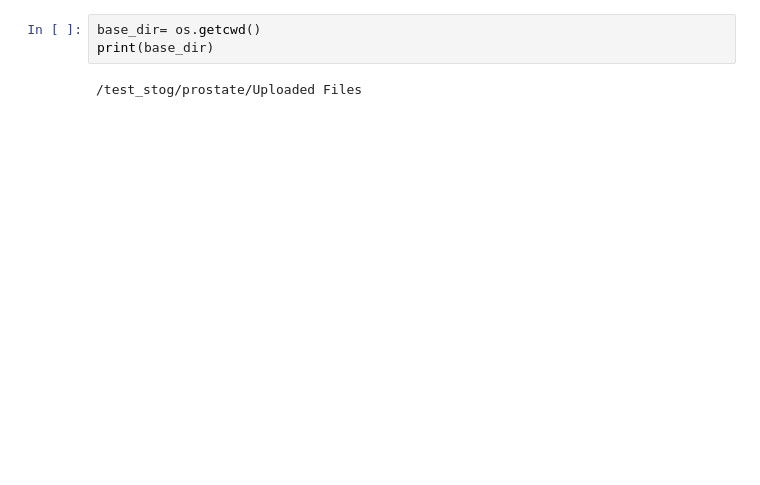
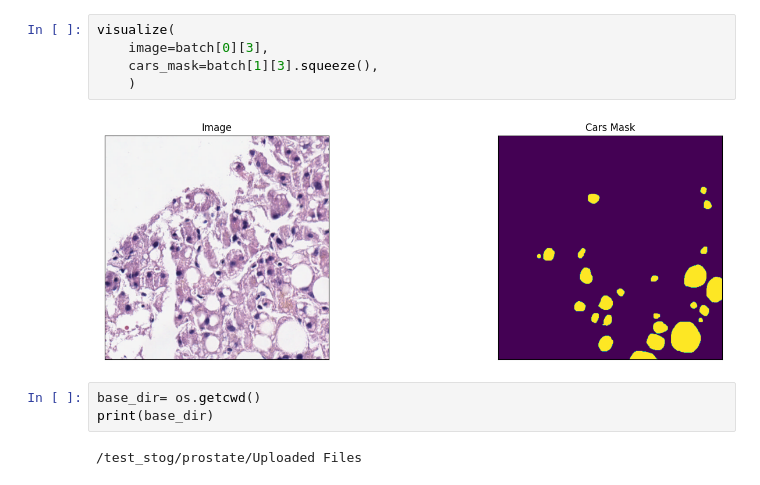
Before and after one commit to DeepMIALab/PathoSeg, a Jupyter notebook: original_relabelling.ipynb, the cells around one changed output. Drawn from its saved outputs; the diff is of its cells as text; blank space fills up the shorter version.

```diff
--- a/original_relabelling.ipynb
+++ b/original_relabelling.ipynb
@@ -24,3 +107,10 @@ Successfully installed imutils-0.5.4
+# %%
+visualize(
+    image=batch[0][3],
+    cars_mask=batch[1][3].squeeze(),
+    )
+# %% [output]
+[figure, added]
 # %%
 base_dir= os.getcwd()
 print(base_dir)
```
Also changed, not shown: parts of 11 cells of this notebook, 13 other files.
